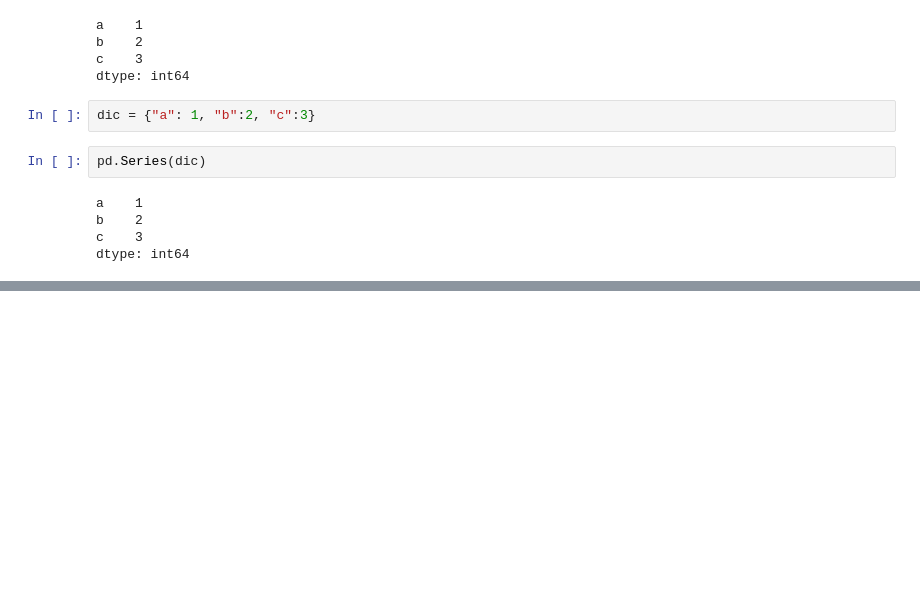
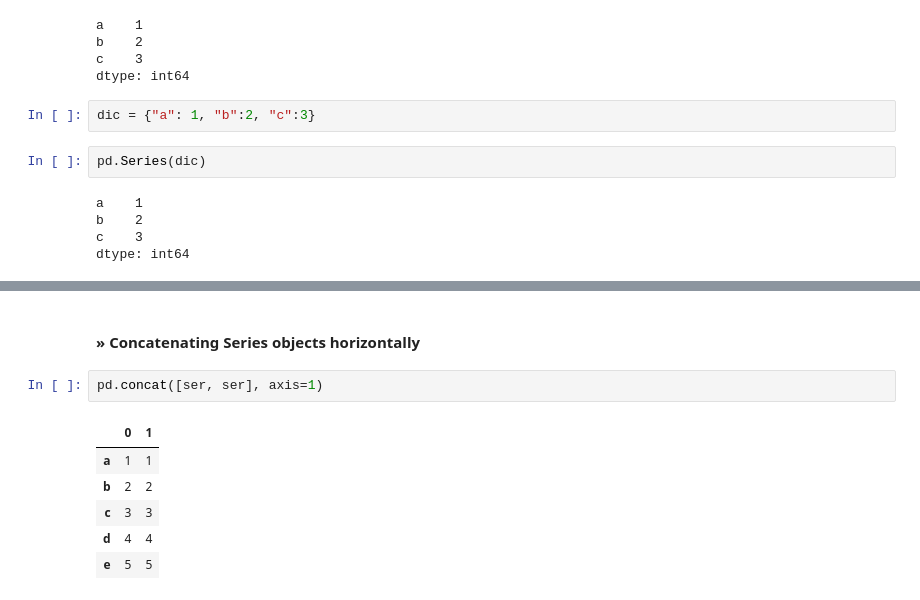
Before and after one commit to zeysnepk/data-manipulation, a Jupyter notebook: pandas/intro.ipynb, the cells around one changed output, grey strips where cells are left out. Saved outputs shown, nothing was run; the diff lists cells and outputs as text; blank space fills up the shorter version.

```diff
--- a/pandas/intro.ipynb
+++ b/pandas/intro.ipynb
@@ -130,0 +194,11 @@ dtype: int64
+# %% [markdown]
+#### » Concatenating Series objects horizontally
+# %%
+pd.concat([ser, ser], axis=1)
+# %% [output]
+|  | 0 | 1 |
+| a | 1 | 1 |
+| b | 2 | 2 |
+| c | 3 | 3 |
+| d | 4 | 4 |
+| e | 5 | 5 |
```
Also changed, not shown: parts of 42 cells of this notebook, 26 other files.
